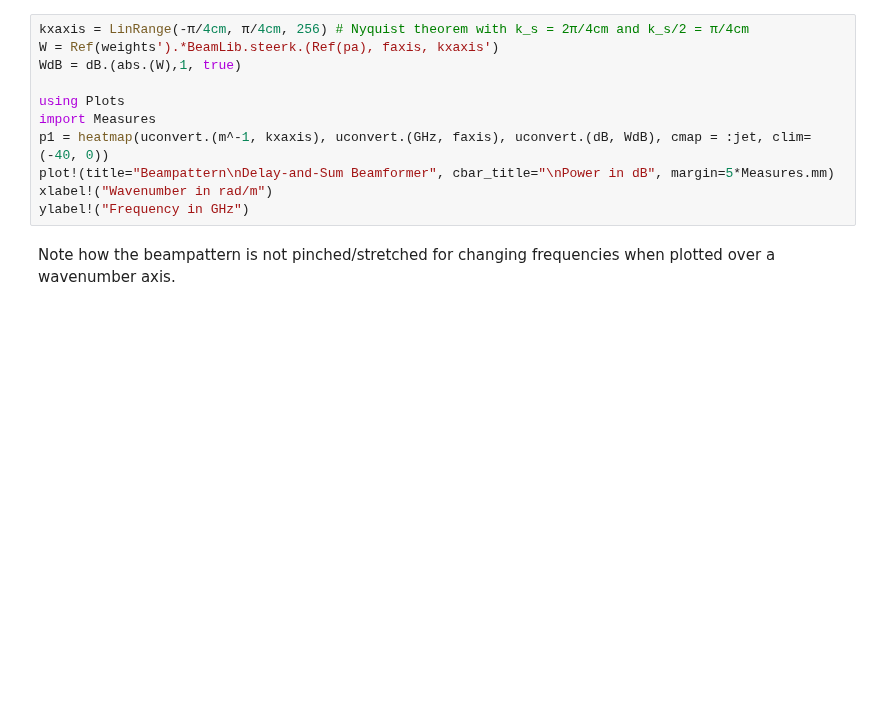
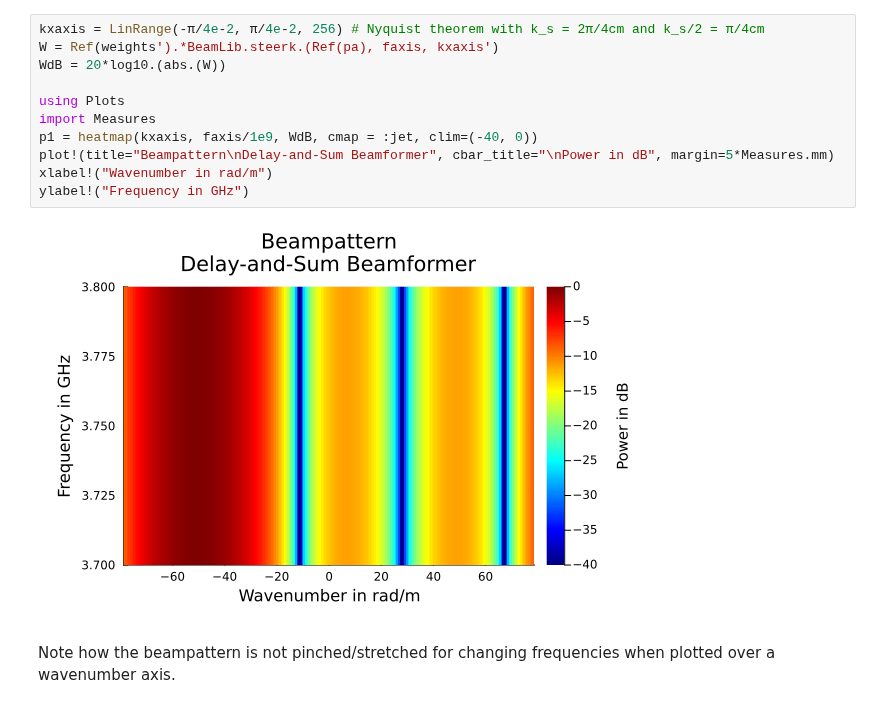
Before and after one commit to Matt266/beamlib, a Jupyter notebook: examples/DelayAndSum.ipynb, the cells around one changed output. Saved outputs shown, nothing was run; the diff lists cells and outputs as text; blank space fills up the shorter version.

```diff
--- a/examples/DelayAndSum.ipynb
+++ b/examples/DelayAndSum.ipynb
@@ -23,13 +22,15 @@ ylabel!("Frequency in GHz")
 # %%
-kxaxis = LinRange(-π/4cm, π/4cm, 256) # Nyquist theorem with k_s = 2π/4cm and k_s/2 = π/4cm
+kxaxis = LinRange(-π/4e-2, π/4e-2, 256) # Nyquist theorem with k_s = 2π/4cm and k_s/2 = π/4cm
 W = Ref(weights').*BeamLib.steerk.(Ref(pa), faxis, kxaxis')
-WdB = dB.(abs.(W),1, true)
+WdB = 20*log10.(abs.(W))
 
 using Plots
 import Measures
-p1 = heatmap(uconvert.(m^-1, kxaxis), uconvert.(GHz, faxis), uconvert.(dB, WdB), cmap = :jet, clim=(-40, 0))
+p1 = heatmap(kxaxis, faxis/1e9, WdB, cmap = :jet, clim=(-40, 0))
 plot!(title="Beampattern\nDelay-and-Sum Beamformer", cbar_title="\nPower in dB", margin=5*Measures.mm)
 xlabel!("Wavenumber in rad/m")
 ylabel!("Frequency in GHz")
+# %% [output]
+[figure, added]
 # %% [markdown]
 Note how the beampattern is not pinched/stretched for changing frequencies when plotted over a wavenumber axis.
```
Also changed, not shown: parts of 2 cells of this notebook, 3 other files.
